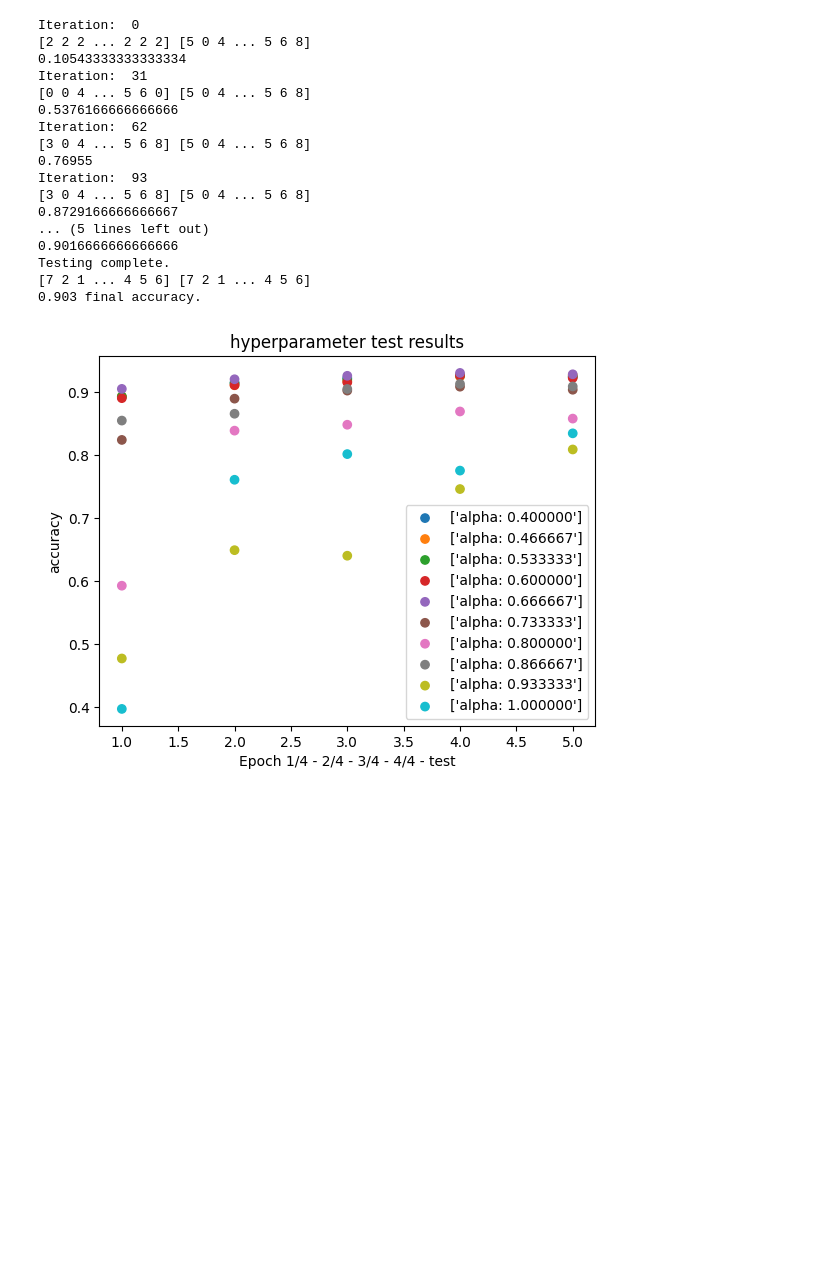
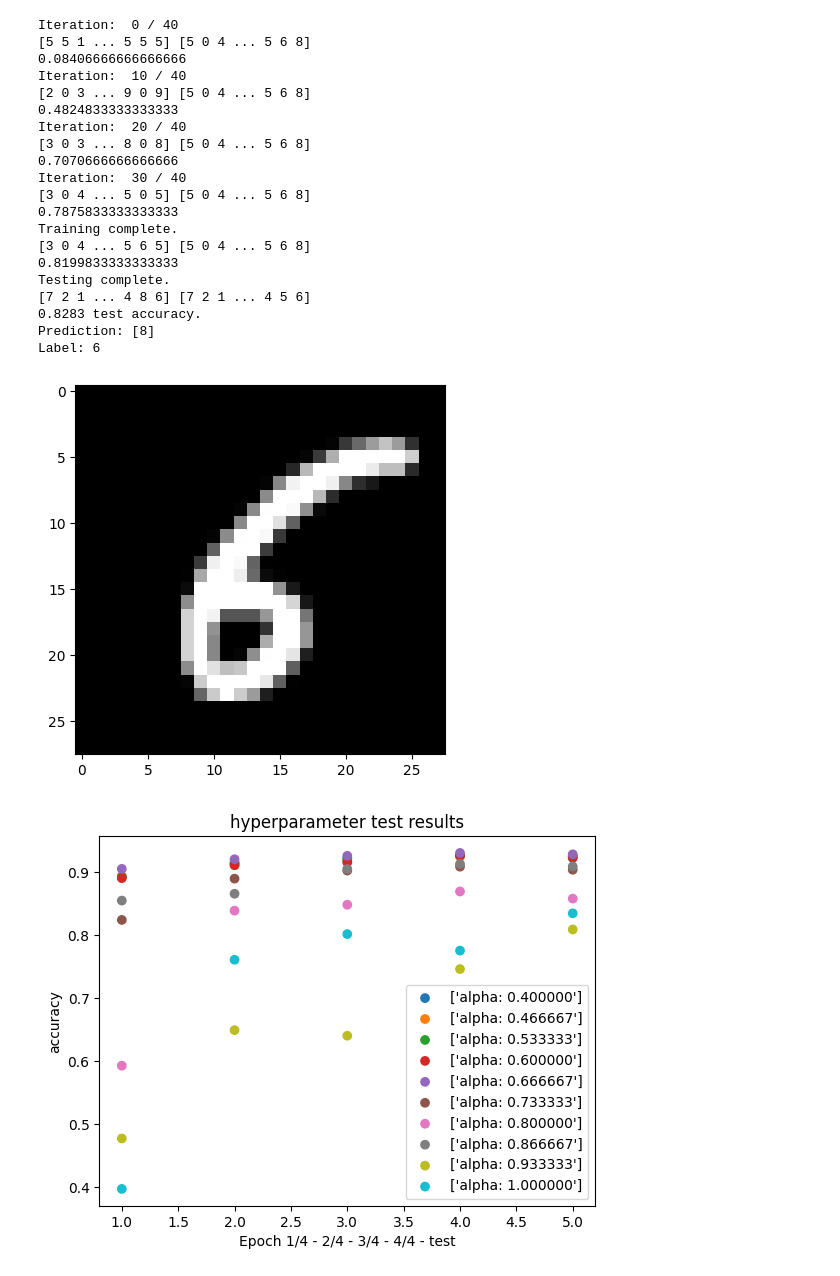
Before and after one commit to wallofsand/MNIST-NN, a Jupyter notebook: nnet.ipynb, the cells around one changed output. Cells and saved outputs as stored; diff of their text form; code cells hidden in the pictures; blank space fills up the shorter version.

Commit message:
super refined
now beats 80% accuracy after just 40 epochs of training

```diff
--- a/nnet.ipynb
+++ b/nnet.ipynb
@@ -134,14 +134,13 @@ def one_hot(Y):
 #   db[1] = 1/m * sum(dZ[1])
 
 # run an image "backwards" through the network to calculate error
-# size: the number of elements in the sample
-def backward_prop(Z1, A1, A2, W2, X, Y, size):
+def backward_prop(Z1, A1, A2, W2, X, Y):
     dZ2 = A2 - one_hot(Y)
-    dW2 = 1/size * dZ2.dot(A1.T)
-    db2 = 1/size * np.sum(dZ2)
+    dW2 = dZ2.dot(A1.T)
+    db2 = np.sum(dZ2)
     dZ1 = W2.T.dot(dZ2) * relu_deriv(Z1)
-    dW1 = 1/size * dZ1.dot(X.T)
-    db1 = 1/size * np.sum(dZ1)
+    dW1 = dZ1.dot(X.T)
+    db1 = np.sum(dZ1)
     return dW1, db1, dW2, db2
 
 # 3) Update parameters
@@ -181,14 +180,13 @@ def gradient_descent(W1, b1, W2, b2, X, Y, alpha, iterations):
     Y: the labels for the data
     alpha: learning rate
     iterations: number of iterations"""
-    num_examples = X[0].size
     acc = [] # list to store intermediate results
     for i in range(iterations): # main training loop
         Z1, A1, _, A2 = forward_prop(W1, b1, W2, b2, X)
-        dW1, db1, dW2, db2 = backward_prop(Z1, A1, A2, W2, X, Y, num_examples)
+        dW1, db1, dW2, db2 = backward_prop(Z1, A1, A2, W2, X, Y)
         W1, b1, W2, b2 = update_params(W1, b1, W2, b2, dW1, db1, dW2, db2, alpha)
         if i % (iterations // 4) == 0:
-            print("Iteration: ", i)
+            print("Iteration: ", i, "/", iterations)
             a = get_accuracy(get_predictions(A2), Y)
             acc.append(a)
             print(a)
@@ -203,7 +201,7 @@ def gradient_descent(W1, b1, W2, b2, X, Y, alpha, iterations):
 def test(W1, b1, W2, b2, X, Y):
     print("Testing complete.")
     a = get_accuracy(make_predictions(W1, b1, W2, b2, X), Y)
-    print(a, "final accuracy.")
+    print(a, "test accuracy.")
     return a
 
 # compare against a specific case index in set Y
@@ -218,31 +216,35 @@ def test_prediction(index, W1, b1, W2, b2, X, Y):
     plt.imshow(current_image, interpolation='nearest')
     plt.show()
 # %%
-W1, b1, W2, b2 = init_params_normal(0.0, 0.045)
-W1, b1, W2, b2, _ = gradient_descent(W1, b1, W2, b2, train_data, train_labels, 2/3, 125)
+W1, b1, W2, b2 = init_params_normal(0.04, 0.08)
+W1, b1, W2, b2, _ = gradient_descent(W1, b1, W2, b2, train_data, train_labels, 5e-6, 40)
 
 a = test(W1, b1, W2, b2, test_data, test_labels)
 
 # An really tough one it tends to fail (MNIST test 8 FASHION test 344)
-# test_prediction(344, W1, b1, W2, b2, test_data, test_labels)
+test_prediction(217, W1, b1, W2, b2, test_data, test_labels)
 # %% [output]
-Iteration:  0
-[2 2 2 ... 2 2 2] [5 0 4 ... 5 6 8]
-0.10543333333333334
-Iteration:  31
-[0 0 4 ... 5 6 0] [5 0 4 ... 5 6 8]
-0.5376166666666666
-Iteration:  62
-[3 0 4 ... 5 6 8] [5 0 4 ... 5 6 8]
-0.76955
-Iteration:  93
-[3 0 4 ... 5 6 8] [5 0 4 ... 5 6 8]
-0.8729166666666667
-... (5 lines left out)
-0.9016666666666666
+Iteration:  0 / 40
+[5 5 1 ... 5 5 5] [5 0 4 ... 5 6 8]
+0.08406666666666666
+Iteration:  10 / 40
+[2 0 3 ... 9 0 9] [5 0 4 ... 5 6 8]
+0.4824833333333333
+Iteration:  20 / 40
+[3 0 3 ... 8 0 8] [5 0 4 ... 5 6 8]
+0.7070666666666666
+Iteration:  30 / 40
+[3 0 4 ... 5 0 5] [5 0 4 ... 5 6 8]
+0.7875833333333333
+Training complete.
+[3 0 4 ... 5 6 5] [5 0 4 ... 5 6 8]
+0.8199833333333333
 Testing complete.
-[7 2 1 ... 4 5 6] [7 2 1 ... 4 5 6]
-0.903 final accuracy.
+[7 2 1 ... 4 8 6] [7 2 1 ... 4 5 6]
+0.8283 test accuracy.
+Prediction: [8]
+Label: 6
+[figure, added]
 # %%
 import time
 import csv
```
Also changed, not shown: parts of 1 cell of this notebook.
